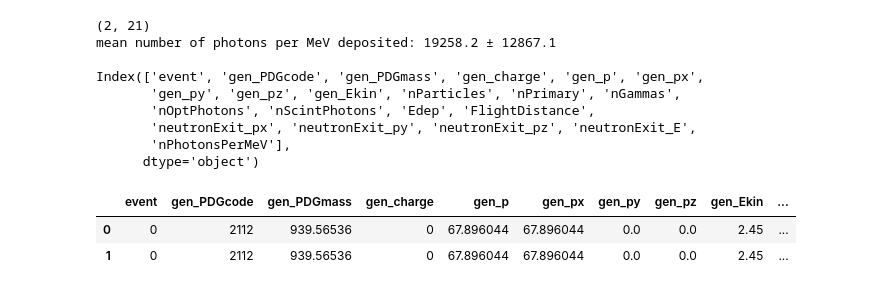
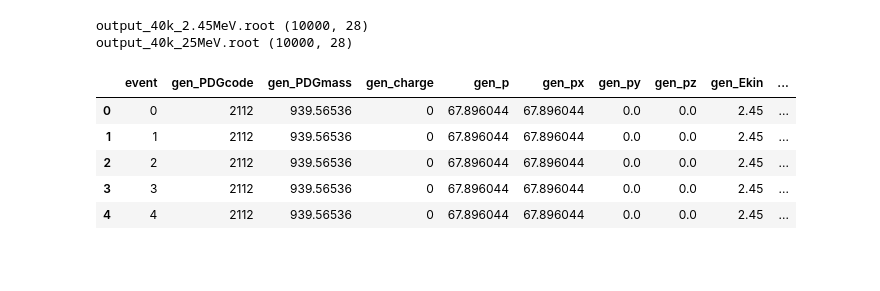
Before and after one commit to eberthol/G4_LAr, a Jupyter notebook: inspect_rootfile.ipynb, the cells around one changed output. Saved outputs shown, nothing was run; the diff lists cells and outputs as text; code cells hidden in the pictures; blank space fills up the shorter version.

```diff
--- a/inspect_rootfile.ipynb
+++ b/inspect_rootfile.ipynb
@@ -19,32 +46,42 @@ import uproot
+# %%
+t = read_file(file='output_40k_2.45MeV.root', tree='truth')
+t2 = read_file(file='output_40k_25MeV.root', tree='truth')
+# %% [output]
+output_40k_2.45MeV.root (10000, 28)
+output_40k_25MeV.root (10000, 28)
 # %%
-t = uproot.concatenate('build/output*.root:truth',  library="pd", num_workers=10) #filter_name=cols,
-t['nPhotonsPerMeV'] = t.nScintPhotons/t.Edep
-print(t.shape)
+# # t = uproot.concatenate('output_40k_2.45MeV.root:truth',  library="pd", num_workers=10) #filter_name=cols
+# t = uproot.concatenate('output_40k_25MeV.root:truth',  library="pd", num_workers=10) #filter_name=cols
+# t['nPhotonsPerMeV'] = t.nScintPhotons/t.Edep
+# t['neutronIN_theta'] = np.arccos(t.gen_px / t.gen_p)
+# t['neutronIN_phi']   = np.arctan2(t.gen_pz, t.gen_py)
 
-print(f'mean number of photons per MeV deposited: {t.nPhotonsPerMeV.mean():.1f} ± {t.nPhotonsPerMeV.std():.1f} ')
+# t['neutronOUT_p']     = np.sqrt(t.neutronExit_px**2 + t.neutronExit_py**2 + t.neutronExit_pz**2)
+# t['neutronOUT_theta'] = np.arccos(t.neutronExit_px / t.neutronOUT_p)
+# t['neutronOUT_phi']   = np.arctan2(t.neutronExit_pz, t.neutronExit_py)
 
-print()
-print(t.columns)
-t.sort_values(by=['event'], inplace = True)
-t.reset_index(drop=True, inplace = True)
-# t
+# print(t.shape)
+
+# # print(f'mean number of photons per MeV deposited: {t.nPhotonsPerMeV.mean():.1f} ± {t.nPhotonsPerMeV.std():.1f} ')
+
+# print()
+# print(t.columns)
+# t.sort_values(by=['event'], inplace = True)
+# t.reset_index(drop=True, inplace = True)
+# 2.45
+# # with uproot.recreate('output_40k.root') as file:
+# #     file['truth'] = t
+# # t
-# %% [output]
-(2, 21)
-mean number of photons per MeV deposited: 19258.2 ± 12867.1
-
-Index(['event', 'gen_PDGcode', 'gen_PDGmass', 'gen_charge', 'gen_p', 'gen_px',
-       'gen_py', 'gen_pz', 'gen_Ekin', 'nParticles', 'nPrimary', 'nGammas',
-       'nOptPhotons', 'nScintPhotons', 'Edep', 'FlightDistance',
-       'neutronExit_px', 'neutronExit_py', 'neutronExit_pz', 'neutronExit_E',
-       'nPhotonsPerMeV'],
-      dtype='object')
 # %%
 cols = ['event', 'gen_PDGcode', 'gen_PDGmass', 'gen_charge', 'gen_p', 'gen_px',
        'gen_py', 'gen_pz', 'gen_Ekin', 'nScintPhotons', 'Edep', 'FlightDistance',
        'neutronExit_px', 'neutronExit_py', 'neutronExit_pz', 'neutronExit_E',
-       'nPhotonsPerMeV']
+       'EdepPrimary', 'neutronIN_theta', 'neutronIN_phi']
 t.loc[:,cols].head()
 # %% [output]
 |  | event | gen_PDGcode | gen_PDGmass | gen_charge | gen_p | gen_px | gen_py | gen_pz | gen_Ekin | ... |
 | 0 | 0 | 2112 | 939.56536 | 0 | 67.896044 | 67.896044 | 0.0 | 0.0 | 2.45 | ... |
-| 1 | 0 | 2112 | 939.56536 | 0 | 67.896044 | 67.896044 | 0.0 | 0.0 | 2.45 | ... |
+| 1 | 1 | 2112 | 939.56536 | 0 | 67.896044 | 67.896044 | 0.0 | 0.0 | 2.45 | ... |
+| 2 | 2 | 2112 | 939.56536 | 0 | 67.896044 | 67.896044 | 0.0 | 0.0 | 2.45 | ... |
+| 3 | 3 | 2112 | 939.56536 | 0 | 67.896044 | 67.896044 | 0.0 | 0.0 | 2.45 | ... |
+| 4 | 4 | 2112 | 939.56536 | 0 | 67.896044 | 67.896044 | 0.0 | 0.0 | 2.45 | ... |
```
Also changed, not shown: parts of 17 cells of this notebook, 6 other files.
